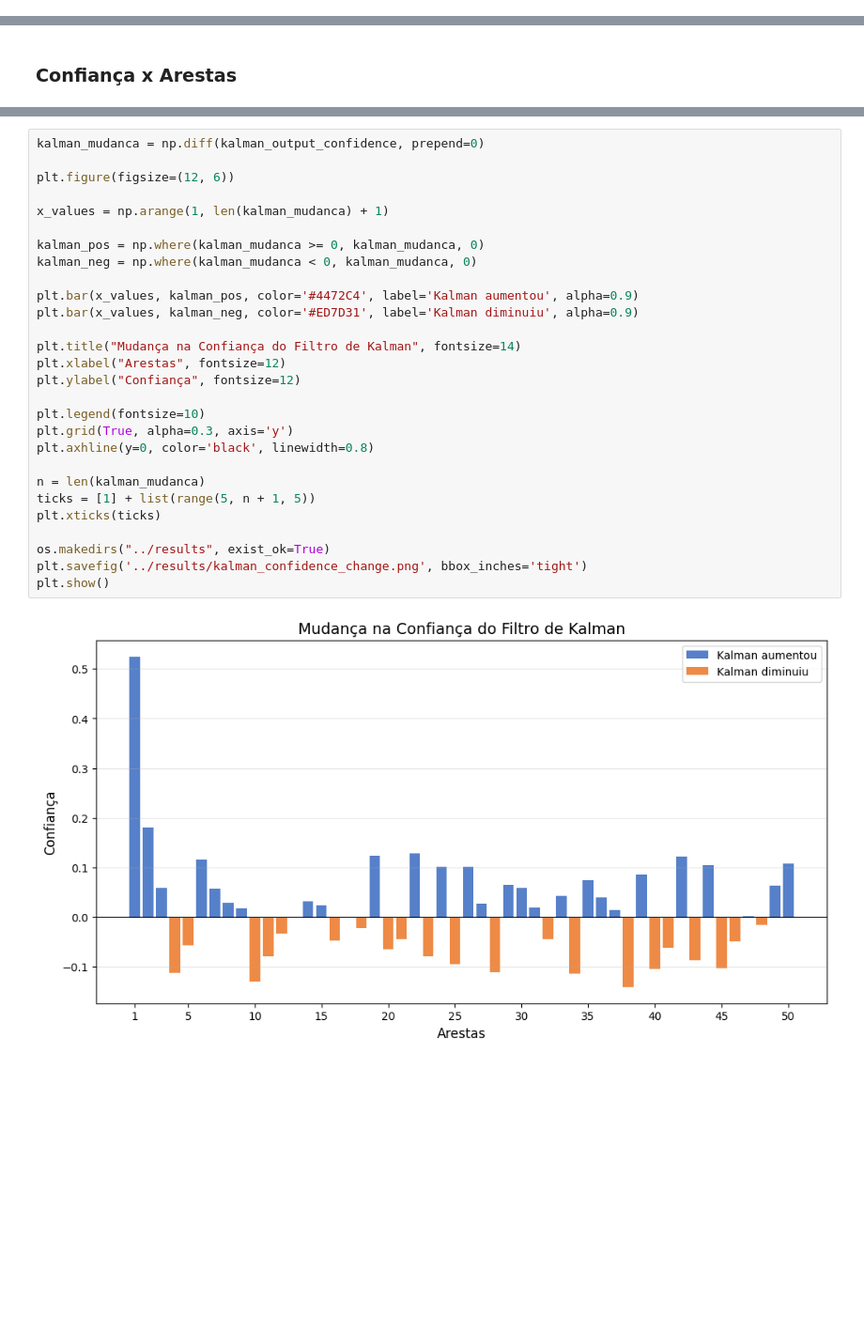
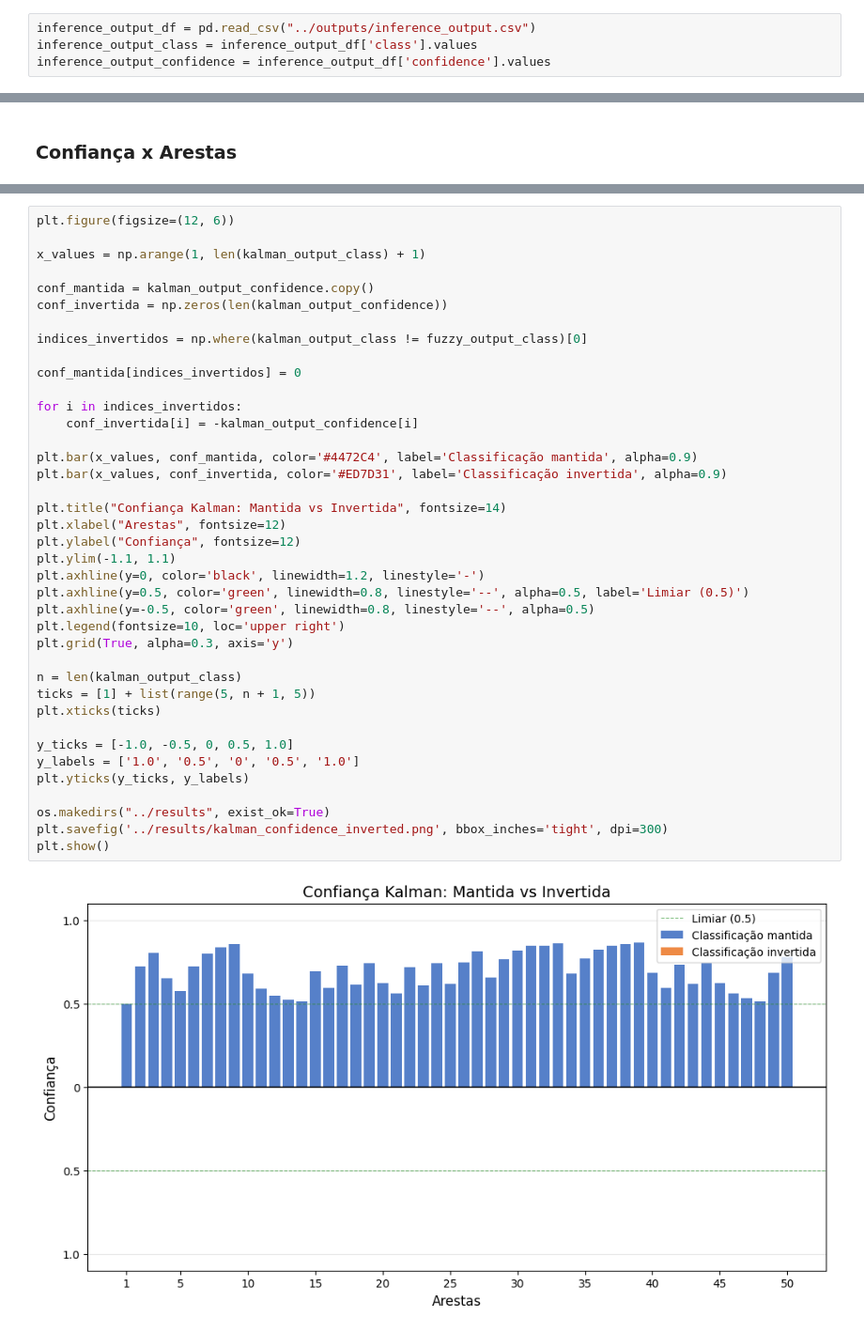
Before and after one commit to charlesluizmendes/DataFusion, a Jupyter notebook: src/7.results.ipynb, the cells around one changed output, grey strips where cells are left out. Shown at 94% size. Saved outputs shown, nothing was run; the diff lists cells and outputs as text; blank space fills up the shorter version.

```diff
--- a/src/7.results.ipynb
+++ b/src/7.results.ipynb
@@ -19,6 +17,10 @@ radnet_inputs_df = pd.read_csv("../inputs/radnet_input.csv")
 radnet_inputs_label = radnet_inputs_df['label'].values
 # %% [markdown]
 ### Outputs
+# %%
+inference_output_df = pd.read_csv("../outputs/inference_output.csv")
+inference_output_class = inference_output_df['class'].values
+inference_output_confidence = inference_output_df['confidence'].values
 # %%
 fuzzy_output_df = pd.read_csv("../outputs/fuzzy_output.csv")
 fuzzy_output_class = fuzzy_output_df['class'].values
@@ -93,30 +108,41 @@ plt.show()
 # %%
-kalman_mudanca = np.diff(kalman_output_confidence, prepend=0)
-
 plt.figure(figsize=(12, 6))
 
-x_values = np.arange(1, len(kalman_mudanca) + 1)
+x_values = np.arange(1, len(kalman_output_class) + 1)
 
-kalman_pos = np.where(kalman_mudanca >= 0, kalman_mudanca, 0)
-kalman_neg = np.where(kalman_mudanca < 0, kalman_mudanca, 0)
+conf_mantida = kalman_output_confidence.copy()
+conf_invertida = np.zeros(len(kalman_output_confidence))
 
-plt.bar(x_values, kalman_pos, color='#4472C4', label='Kalman aumentou', alpha=0.9)
-plt.bar(x_values, kalman_neg, color='#ED7D31', label='Kalman diminuiu', alpha=0.9)
+indices_invertidos = np.where(kalman_output_class != fuzzy_output_class)[0]
 
-plt.title("Mudança na Confiança do Filtro de Kalman", fontsize=14)
+conf_mantida[indices_invertidos] = 0
+
+for i in indices_invertidos:
+    conf_invertida[i] = -kalman_output_confidence[i]
+
+plt.bar(x_values, conf_mantida, color='#4472C4', label='Classificação mantida', alpha=0.9)
+plt.bar(x_values, conf_invertida, color='#ED7D31', label='Classificação invertida', alpha=0.9)
+
+plt.title("Confiança Kalman: Mantida vs Invertida", fontsize=14)
 plt.xlabel("Arestas", fontsize=12)
 plt.ylabel("Confiança", fontsize=12)
+plt.ylim(-1.1, 1.1)
+plt.axhline(y=0, color='black', linewidth=1.2, linestyle='-')
+plt.axhline(y=0.5, color='green', linewidth=0.8, linestyle='--', alpha=0.5, label='Limiar (0.5)')
+plt.axhline(y=-0.5, color='green', linewidth=0.8, linestyle='--', alpha=0.5)
+plt.legend(fontsize=10, loc='upper right')
+plt.grid(True, alpha=0.3, axis='y')
 
-plt.legend(fontsize=10)
-plt.grid(True, alpha=0.3, axis='y')
-plt.axhline(y=0, color='black', linewidth=0.8)
-
-n = len(kalman_mudanca)
+n = len(kalman_output_class)
 ticks = [1] + list(range(5, n + 1, 5))
 plt.xticks(ticks)
 
+y_ticks = [-1.0, -0.5, 0, 0.5, 1.0]
+y_labels = ['1.0', '0.5', '0', '0.5', '1.0']
+plt.yticks(y_ticks, y_labels)
+
 os.makedirs("../results", exist_ok=True)
-plt.savefig('../results/kalman_confidence_change.png', bbox_inches='tight')
+plt.savefig('../results/kalman_confidence_inverted.png', bbox_inches='tight', dpi=300)
 plt.show()
 # %% [output]
-[figure, old version]
+[figure, new version]
```
Also changed, not shown: parts of 16 cells of this notebook, 13 other files.
